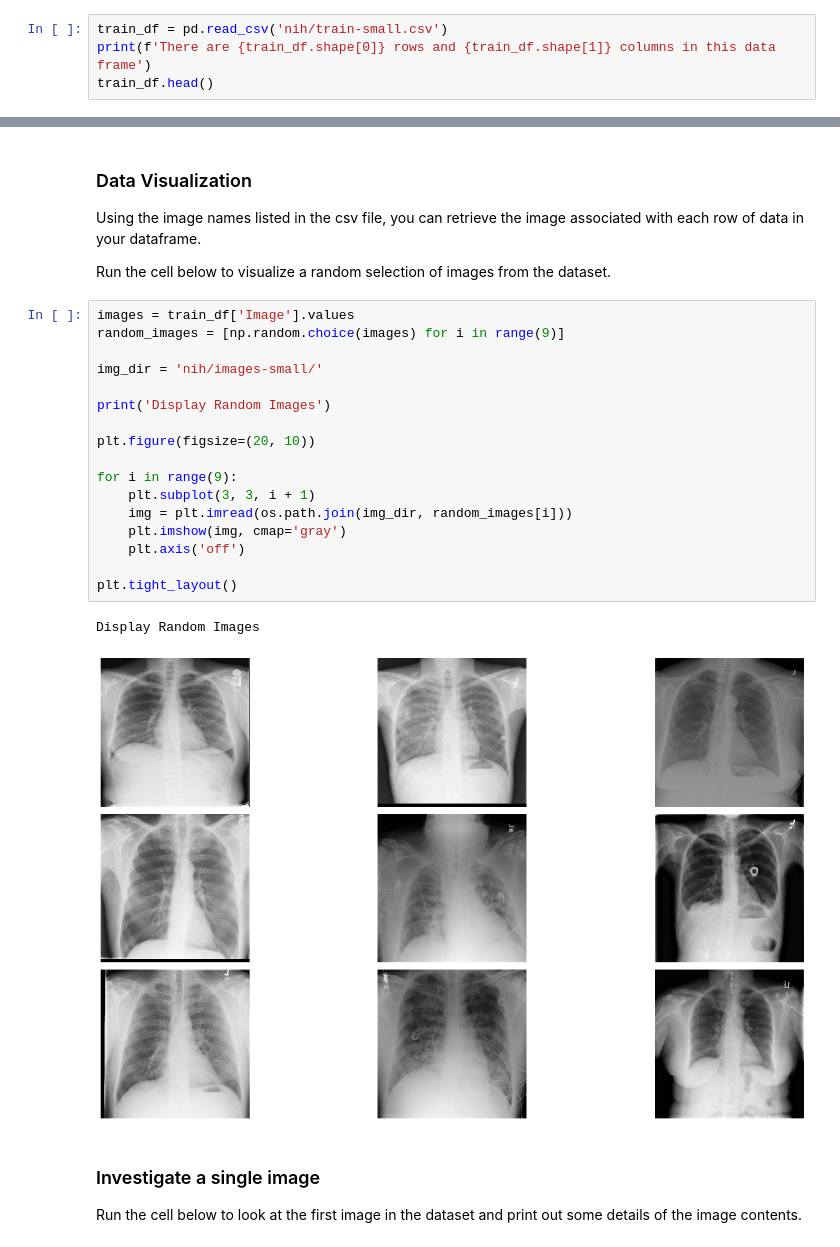
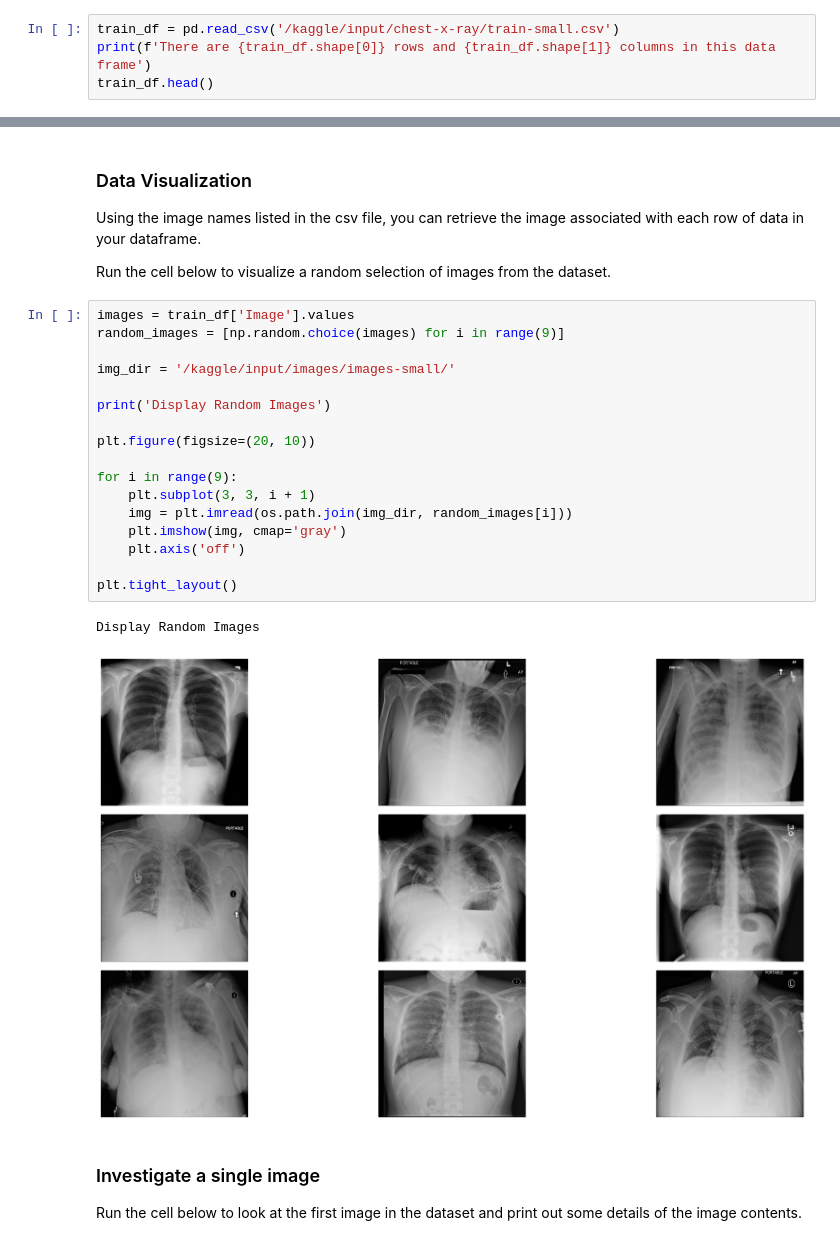
Before and after one commit to imteekay/machine-learning-research, a Jupyter notebook: courses/ai-for-medicine/ai-for-medical-diagnosis/week1/data-exploration-and-image-pre-processing.ipynb, the cells around one changed output, grey strips where cells are left out. Drawn from its saved outputs; the diff is of its cells as text.

```diff
--- a/courses/ai-for-medicine/ai-for-medical-diagnosis/week1/data-exploration-and-image-pre-processing.ipynb
+++ b/courses/ai-for-medicine/ai-for-medical-diagnosis/week1/data-exploration-and-image-pre-processing.ipynb
@@ -21,5 +21,5 @@ sns.set()
 # %%
-train_df = pd.read_csv('nih/train-small.csv')
+train_df = pd.read_csv('/kaggle/input/chest-x-ray/train-small.csv')
 print(f'There are {train_df.shape[0]} rows and {train_df.shape[1]} columns in this data frame')
 train_df.head()
 # %% [output]
@@ -109,23 +124,23 @@ Run the cell below to visualize a random selection of images from the dataset.
 # %%
 images = train_df['Image'].values
 random_images = [np.random.choice(images) for i in range(9)]
 
-img_dir = 'nih/images-small/'
+img_dir = '/kaggle/input/images/images-small/'
 
 print('Display Random Images')
 
 plt.figure(figsize=(20, 10))
 
 for i in range(9):
     plt.subplot(3, 3, i + 1)
     img = plt.imread(os.path.join(img_dir, random_images[i]))
     plt.imshow(img, cmap='gray')
     plt.axis('off')
 
 plt.tight_layout()
 # %% [output]
 Display Random Images
-[figure, old version]
+[figure, new version]
 # %% [markdown]
 ### Investigate a single image
 Run the cell below to look at the first image in the dataset and print out some details of the image contents.
```
Also changed, not shown: parts of 26 cells of this notebook.
